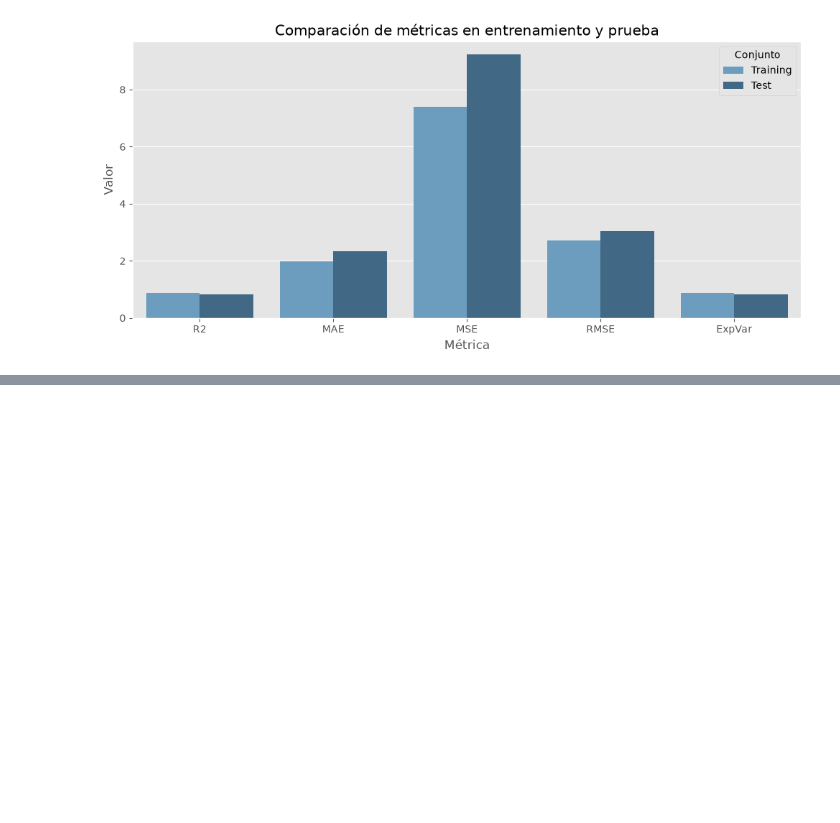
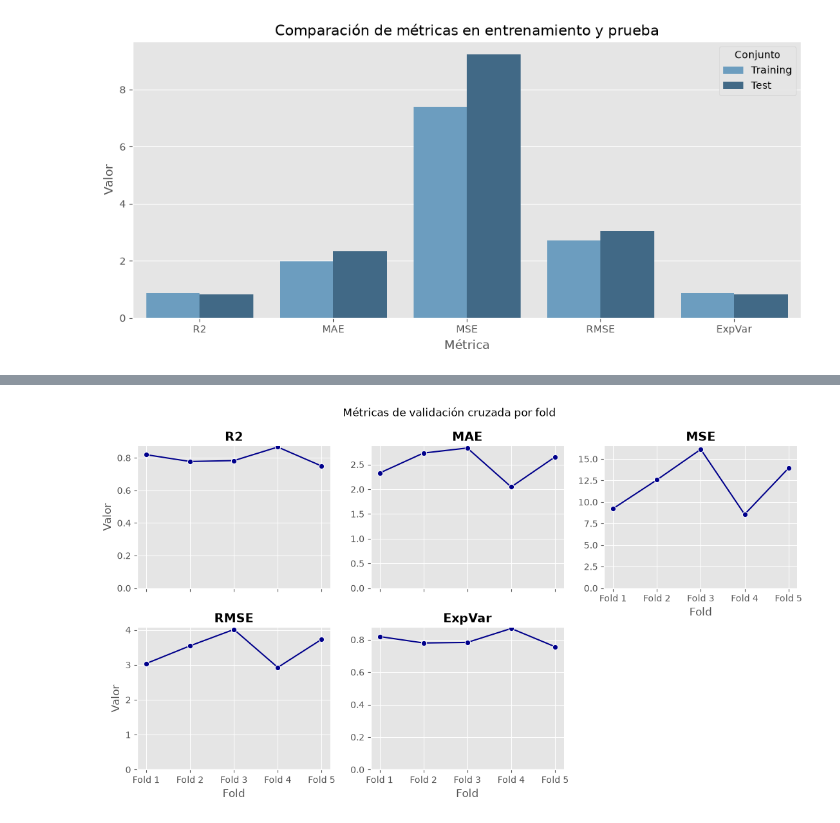
Before and after one commit to ErickEduardoAH/book-resources, a Jupyter notebook: intro-machine-learning-trees/02_Metricas_bodad_ajuste_arbol_regresion.ipynb, the cells around one changed output, grey strips where cells are left out. Cells and saved outputs as stored; diff of their text form; code cells hidden in the pictures; blank space fills up the shorter version.

```diff
--- a/intro-machine-learning-trees/02_Metricas_bodad_ajuste_arbol_regresion.ipynb
+++ b/intro-machine-learning-trees/02_Metricas_bodad_ajuste_arbol_regresion.ipynb
@@ -203,0 +307,30 @@ plt.show()
+# %%
+g = sns.relplot(
+    data=cv_long_df,
+    x="fold",
+    y="value",
+    col="metric",
+    col_wrap=3,
+    color='darkblue',
+    kind="line",
+    marker="o",
+    facet_kws={"sharey": False},
+    height=3,
+    aspect=1.25
+)
+
+for ax in g.axes.flat:
+    ax.set_ylim(bottom=0)
+
+g.set_titles(col_template="{col_name}", size=14, weight="bold")
+g.set_axis_labels("Fold", "Valor")
+g.fig.suptitle("Métricas de validación cruzada por fold", y=1.04)
+
+for ax in g.axes.flat:
+    ax.set_ylim(bottom=0)
+    if not ax.has_data():
+        ax.set_visible(False)
+
+plt.show()
+# %% [output]
+[figure, added]
```
Also changed, not shown: parts of 7 cells of this notebook, 2 other files.
